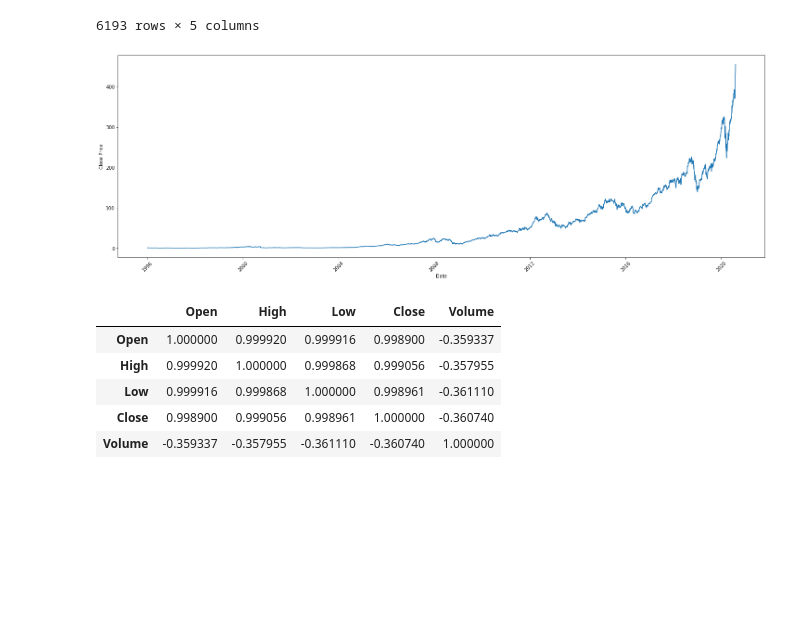
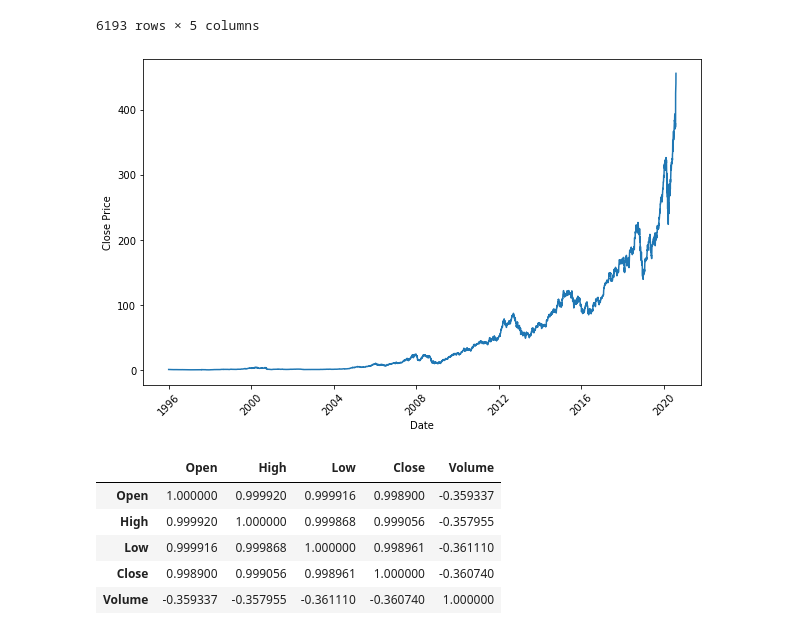
Before and after one commit to ElonaZharri/Stock-Forecasting, a Jupyter notebook: Notebooks/AAPL_Models.ipynb, the cells around one changed output. Saved outputs shown, nothing was run; the diff lists cells and outputs as text; code cells hidden in the pictures; blank space fills up the shorter version.

```diff
--- a/Notebooks/AAPL_Models.ipynb
+++ b/Notebooks/AAPL_Models.ipynb
@@ -69,6 +69,6 @@ Time series data can come in with so many different formats. But not all of thos
 We will make it to the DatetimeIndex format and put it as the index column. Because when the ‘date’ column is the index column we will be able to resample it very easily.
 # %%
 # convert the data from object to datetime, to prevent future problems in plotting on a histogram
-apple = pd.read_csv("AAPL.csv", parse_dates=['Date'], index_col="Date")
-apple.tail()
+apple['Date'] = pd.to_datetime(apple['Date'])
+apple
 # %% [output]
@@ -84,0 +88,3 @@ Because we do not always need all the data in a huge dataset. For example, we ma
+# %%
+apple.set_index('Date', inplace=True)
+apple.head()
@@ -144,14 +155,14 @@ apple
 6193 rows × 5 columns
 # %%
 # visualize the data to gain some insight
-plt.figure(figsize=(25,8))
+plt.figure(figsize=(10,6))
 plt.plot(apple.index,'Close', data=apple)
 plt.xlabel('Date')
 plt.ylabel('Close Price')
 plt.xticks(rotation=45)
 plt.show()
 # %% [output]
-[figure, old version]
+[figure, new version]
 # %%
 # Call the .corr() method on the apple dataset
 apple.corr()
```
Also changed, not shown: parts of 48 cells of this notebook.
